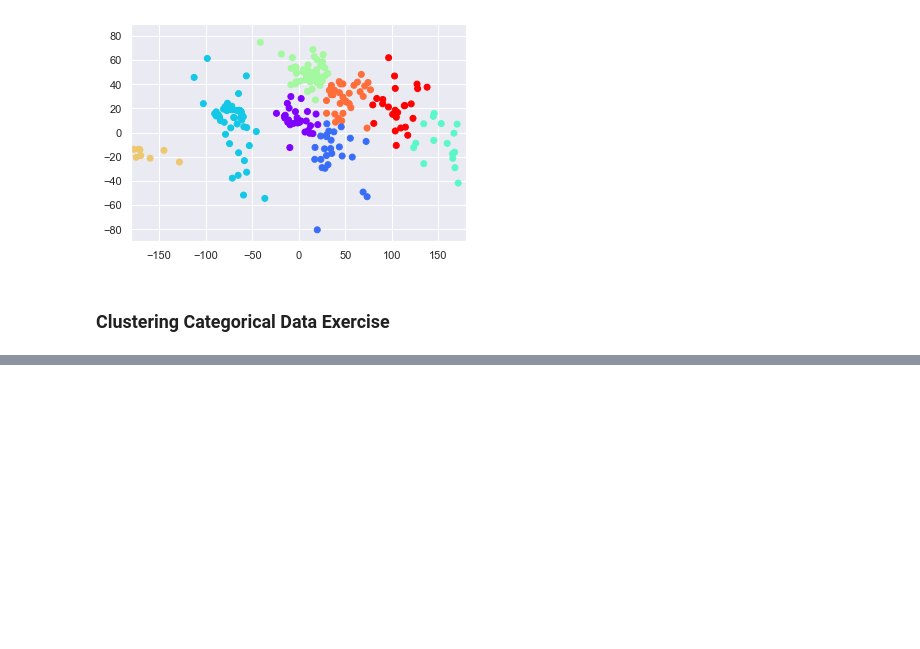
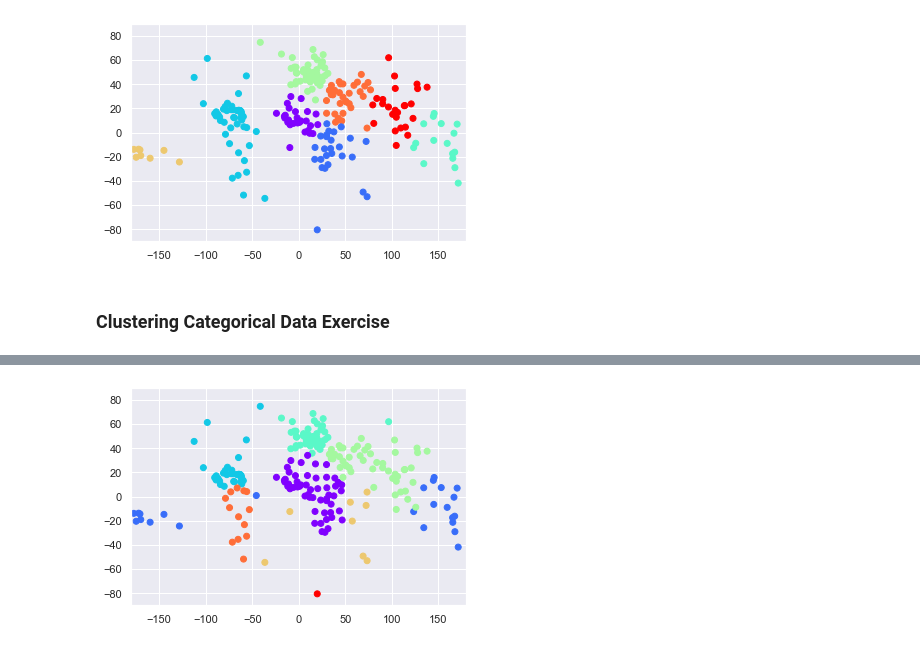
Before and after one commit to pbeata/DSc-Training, a Jupyter notebook: 02-Udemy-DS-Bootcamp/S5-Advanced-Stats/clustering.ipynb, the cells around one changed output, grey strips where cells are left out. Drawn from its saved outputs; the diff is of its cells as text; code cells hidden in the pictures; blank space fills up the shorter version.

Commit message:
continued working with k-means clustering techniques for country data

```diff
--- a/02-Udemy-DS-Bootcamp/S5-Advanced-Stats/clustering.ipynb
+++ b/02-Udemy-DS-Bootcamp/S5-Advanced-Stats/clustering.ipynb
@@ -180,0 +276,8 @@ plt.show()
+# %%
+# select the features
+x3 = cat_data.iloc[:, -1]
+x3 = x3.values.reshape(-1,1)
+# %%
+# clustering
+km3 = KMeans(8)
+km3.fit(x3)
@@ -180,0 +286,8 @@ plt.show()
+# %%
+# clustering results
+cl3 = km3.fit_predict(x3)
+# %%
+# copy to new DataFrame
+final_data = cat_data.copy()
+final_data['cluster'] = cl3
+final_data
@@ -180,0 +308,8 @@ plt.show()
+# %%
+# plot the results
+plt.scatter(final_data['Longitude'], final_data['Latitude'], c=final_data['cluster'], cmap='rainbow')
+plt.xlim(-180, 180)
+plt.ylim(-90, 90)
+plt.show()
+# %% [output]
+[figure, added]
```
Also changed, not shown: parts of 13 cells of this notebook, 1 other file.
